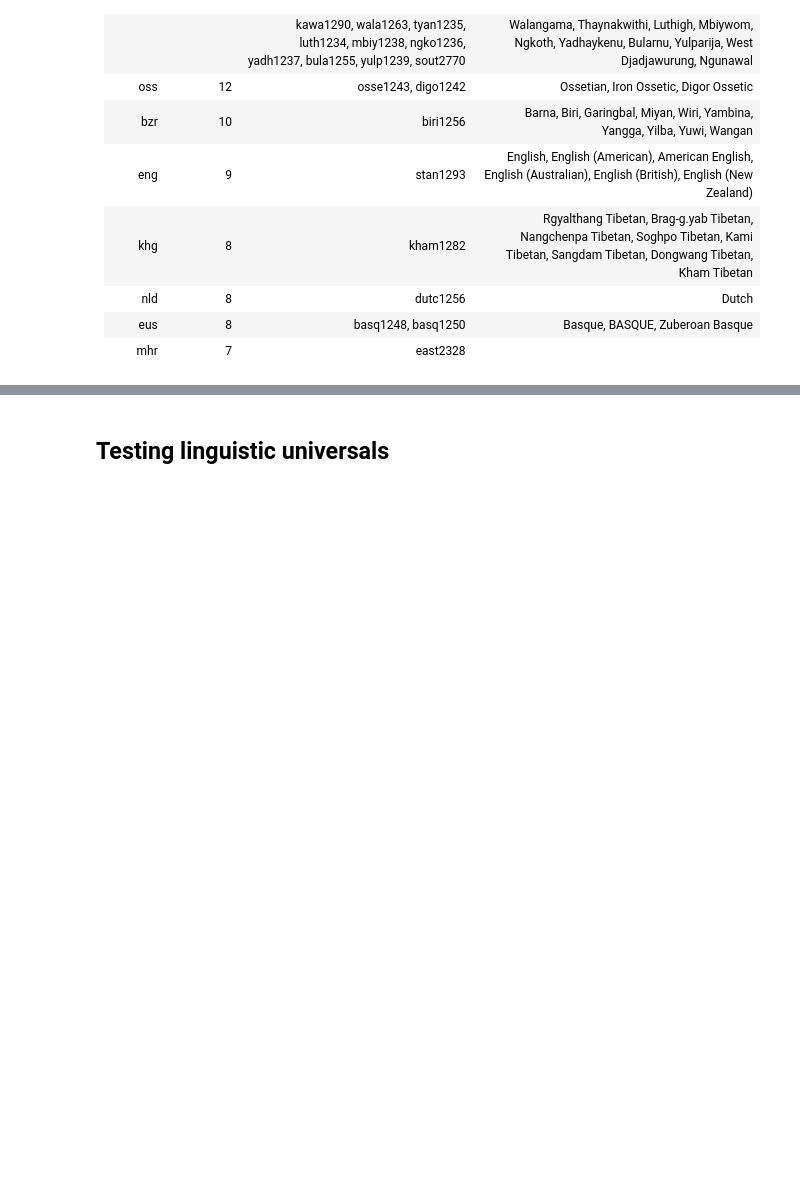
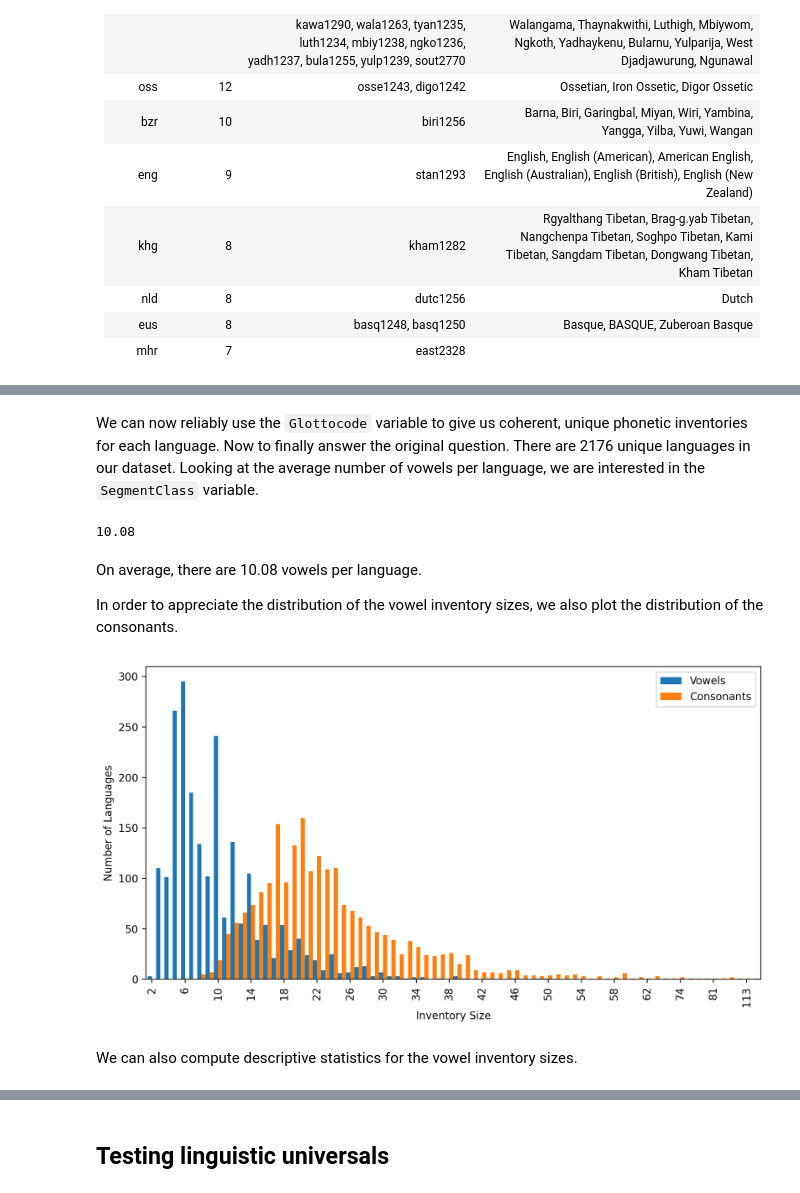
Before and after one commit to phtryll/nlp-labs, a Jupyter notebook: vowel-inventories/vowel_inventories.ipynb, the cells around one changed output, grey strips where cells are left out. Saved outputs shown, nothing was run; the diff lists cells and outputs as text; code cells hidden in the pictures; blank space fills up the shorter version.

```diff
--- a/vowel-inventories/vowel_inventories.ipynb
+++ b/vowel-inventories/vowel_inventories.ipynb
@@ -209,0 +249,9 @@ Markdown(result.to_markdown(index=False))
+# %%
+sample = (
+    data[["InventoryID", "Glottocode"]]
+    .drop_duplicates()
+    .groupby("Glottocode", group_keys=False)
+    .apply(lambda g: g.sample(1, random_state=42), include_groups=False)
+)
+
+sampled_data = data[data["InventoryID"].isin(sample["InventoryID"])].drop(columns=["ISO6393", "LanguageName"]).reset_index()
@@ -209,0 +278,65 @@ Markdown(result.to_markdown(index=False))
+# %% [markdown]
+We can now reliably use the `Glottocode` variable to give us coherent, unique phonetic inventories for each language. Now to finally answer the original question. There are 2176 unique languages in our dataset. Looking at the average number of vowels per language, we are interested in the `SegmentClass` variable.
+# %%
+print(round(sampled_data[sampled_data['SegmentClass'] == 'vowel'].groupby('Glottocode')['Phoneme'].nunique().mean(), 2))
+# %% [output]
+10.08
+# %% [markdown]
+On average, there are 10.08 vowels per language.
+
+In order to appreciate the distribution of the vowel inventory sizes, we also plot the distribution of the consonants.
+# %%
+#| echo: false
+#| label: fig-vowel-distribution
+#| fig-cap: "Distribution of vowel/consonant inventory sizes across languages"
+
+import matplotlib.pyplot as plt
+from matplotlib.ticker import MultipleLocator
+plt.rcParams["figure.dpi"] = 200
+
+# Compute vowel inventory sizes per Glottocode
+vowel_inventories = (
+    sampled_data[sampled_data["SegmentClass"] == "vowel"]
+    .groupby("Glottocode")["Phoneme"]
+    .nunique()
+)
+
+# Compute consonant inventory sizes per Glottocode
+consonant_inventories = (
+    sampled_data[sampled_data["SegmentClass"] == "consonant"]
+    .groupby("Glottocode")["Phoneme"]
+    .nunique()
+)
+
+# Prepare frequency distributions
+vowel_dist = vowel_inventories.value_counts().sort_index()
+consonant_dist = consonant_inventories.value_counts().sort_index()
+
+# Align both distributions on the same x-axis (fill missing sizes with 0)
+combined = (
+    pd.DataFrame({
+        "Vowels": vowel_dist,
+        "Consonants": consonant_dist
+    })
+    .fillna(0)
+    .astype(int)
+)
+
+# Plot side-by-side bars
+ax = combined.plot(
+    kind="bar",
+    figsize=(9, 5),
+    width=1,
+    xlabel="Inventory Size",
+    ylabel="Number of Languages"
+)
+
+# Show every 5th x-axis tick
+ax.xaxis.set_major_locator(MultipleLocator(4))
+
+plt.tight_layout()
+plt.show()
+# %% [output]
+[figure, added]
+# %% [markdown]
+ We can also compute descriptive statistics for the vowel inventory sizes.
```
Also changed, not shown: parts of 51 cells of this notebook, 1 other file.
